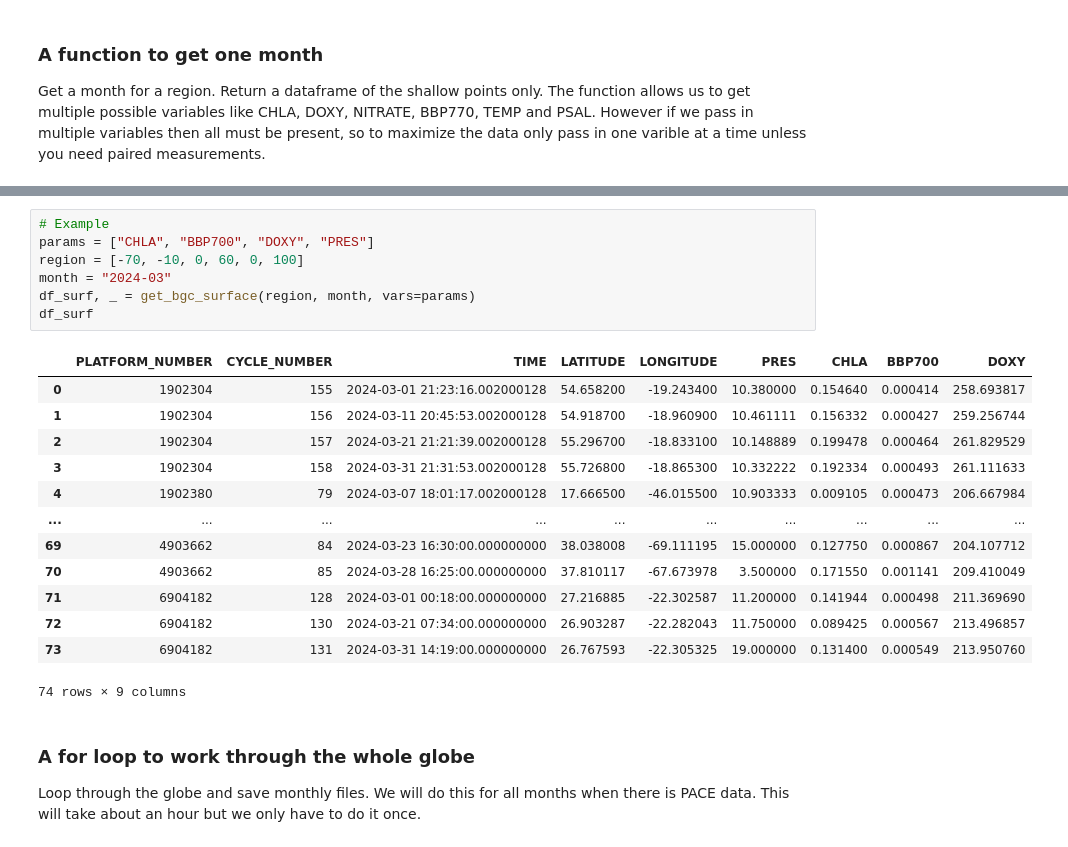
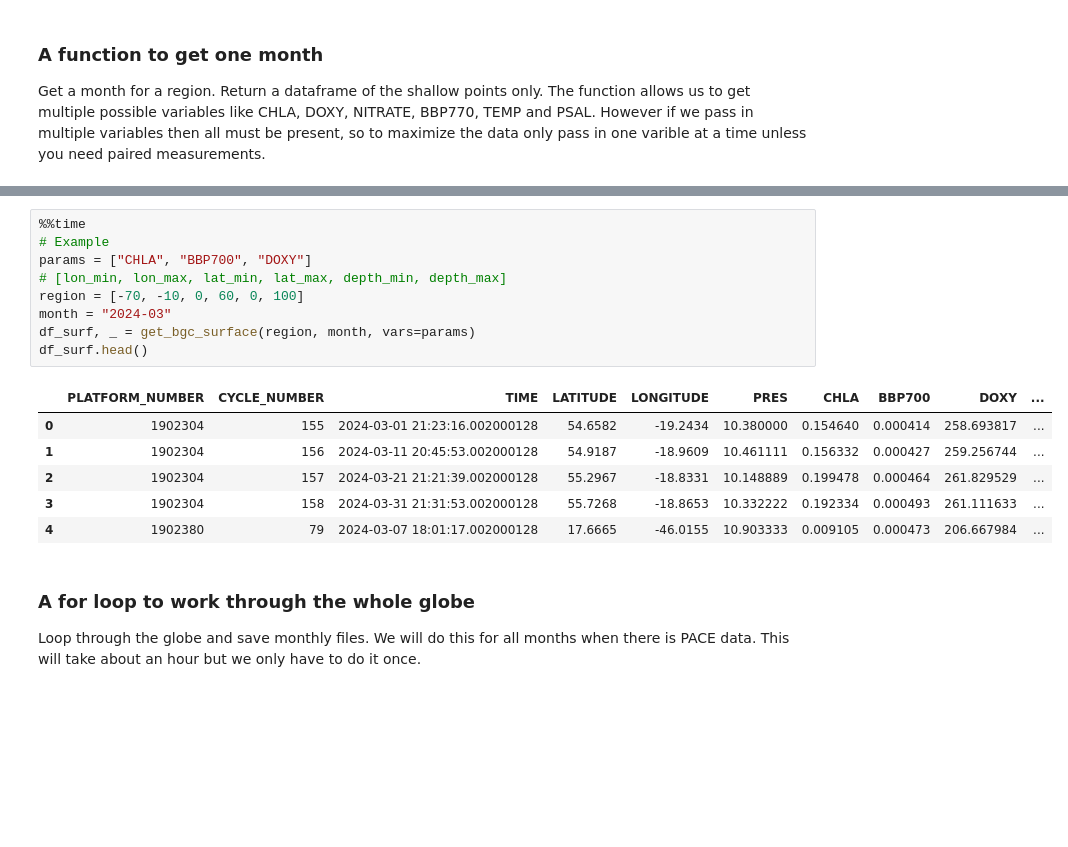
Before and after one commit to eeholmes/2025-tutorials, a Jupyter notebook: argopy.ipynb, the cells around one changed output, grey strips where cells are left out. Cells and saved outputs as stored; diff of their text form; blank space fills up the shorter version.

```diff
--- a/argopy.ipynb
+++ b/argopy.ipynb
@@ -492,24 +487,19 @@ df_surf.head()
 # %%
+%%time
 # Example
-params = ["CHLA", "BBP700", "DOXY", "PRES"]
+params = ["CHLA", "BBP700", "DOXY"]
+# [lon_min, lon_max, lat_min, lat_max, depth_min, depth_max]
 region = [-70, -10, 0, 60, 0, 100]
 month = "2024-03"
 df_surf, _ = get_bgc_surface(region, month, vars=params)
-df_surf
+df_surf.head()
 # %% [output]
-|  | PLATFORM_NUMBER | CYCLE_NUMBER | TIME | LATITUDE | LONGITUDE | PRES | CHLA | BBP700 | DOXY |
-| 0 | 1902304 | 155 | 2024-03-01 21:23:16.002000128 | 54.658200 | -19.243400 | 10.380000 | 0.154640 | 0.000414 | 258.693817 |
-| 1 | 1902304 | 156 | 2024-03-11 20:45:53.002000128 | 54.918700 | -18.960900 | 10.461111 | 0.156332 | 0.000427 | 259.256744 |
-| 2 | 1902304 | 157 | 2024-03-21 21:21:39.002000128 | 55.296700 | -18.833100 | 10.148889 | 0.199478 | 0.000464 | 261.829529 |
-| 3 | 1902304 | 158 | 2024-03-31 21:31:53.002000128 | 55.726800 | -18.865300 | 10.332222 | 0.192334 | 0.000493 | 261.111633 |
-| 4 | 1902380 | 79 | 2024-03-07 18:01:17.002000128 | 17.666500 | -46.015500 | 10.903333 | 0.009105 | 0.000473 | 206.667984 |
-| ... | ... | ... | ... | ... | ... | ... | ... | ... | ... |
-| 69 | 4903662 | 84 | 2024-03-23 16:30:00.000000000 | 38.038008 | -69.111195 | 15.000000 | 0.127750 | 0.000867 | 204.107712 |
-| 70 | 4903662 | 85 | 2024-03-28 16:25:00.000000000 | 37.810117 | -67.673978 | 3.500000 | 0.171550 | 0.001141 | 209.410049 |
-| 71 | 6904182 | 128 | 2024-03-01 00:18:00.000000000 | 27.216885 | -22.302587 | 11.200000 | 0.141944 | 0.000498 | 211.369690 |
-| 72 | 6904182 | 130 | 2024-03-21 07:34:00.000000000 | 26.903287 | -22.282043 | 11.750000 | 0.089425 | 0.000567 | 213.496857 |
-| 73 | 6904182 | 131 | 2024-03-31 14:19:00.000000000 | 26.767593 | -22.305325 | 19.000000 | 0.131400 | 0.000549 | 213.950760 |
+|  | PLATFORM_NUMBER | CYCLE_NUMBER | TIME | LATITUDE | LONGITUDE | PRES | CHLA | BBP700 | DOXY | ... |
+| 0 | 1902304 | 155 | 2024-03-01 21:23:16.002000128 | 54.6582 | -19.2434 | 10.380000 | 0.154640 | 0.000414 | 258.693817 | ... |
+| 1 | 1902304 | 156 | 2024-03-11 20:45:53.002000128 | 54.9187 | -18.9609 | 10.461111 | 0.156332 | 0.000427 | 259.256744 | ... |
+| 2 | 1902304 | 157 | 2024-03-21 21:21:39.002000128 | 55.2967 | -18.8331 | 10.148889 | 0.199478 | 0.000464 | 261.829529 | ... |
+| 3 | 1902304 | 158 | 2024-03-31 21:31:53.002000128 | 55.7268 | -18.8653 | 10.332222 | 0.192334 | 0.000493 | 261.111633 | ... |
+| 4 | 1902380 | 79 | 2024-03-07 18:01:17.002000128 | 17.6665 | -46.0155 | 10.903333 | 0.009105 | 0.000473 | 206.667984 | ... |
-74 rows × 9 columns
 # %% [markdown]
 ### A for loop to work through the whole globe
 
```
Also changed, not shown: parts of 4 cells of this notebook.
